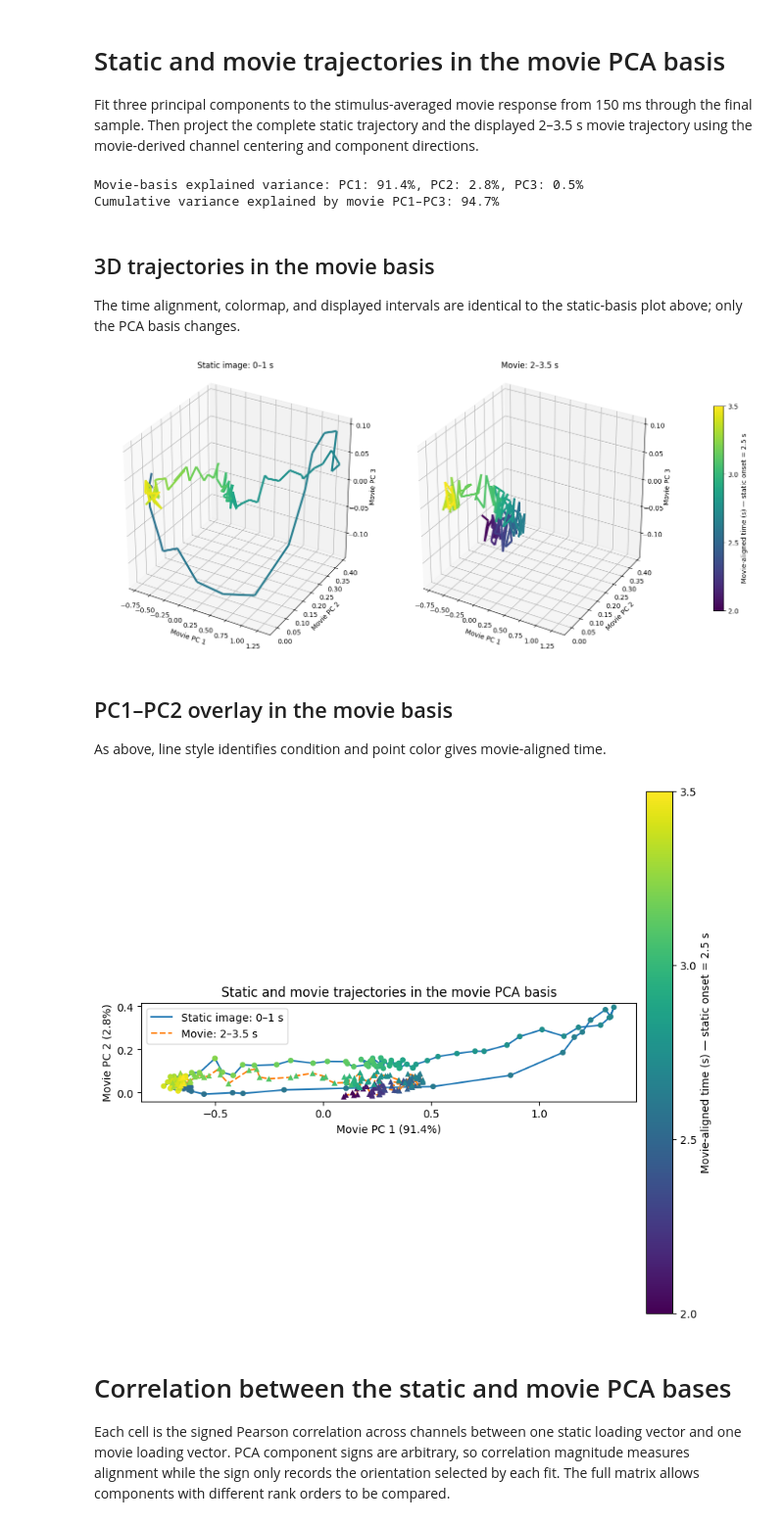
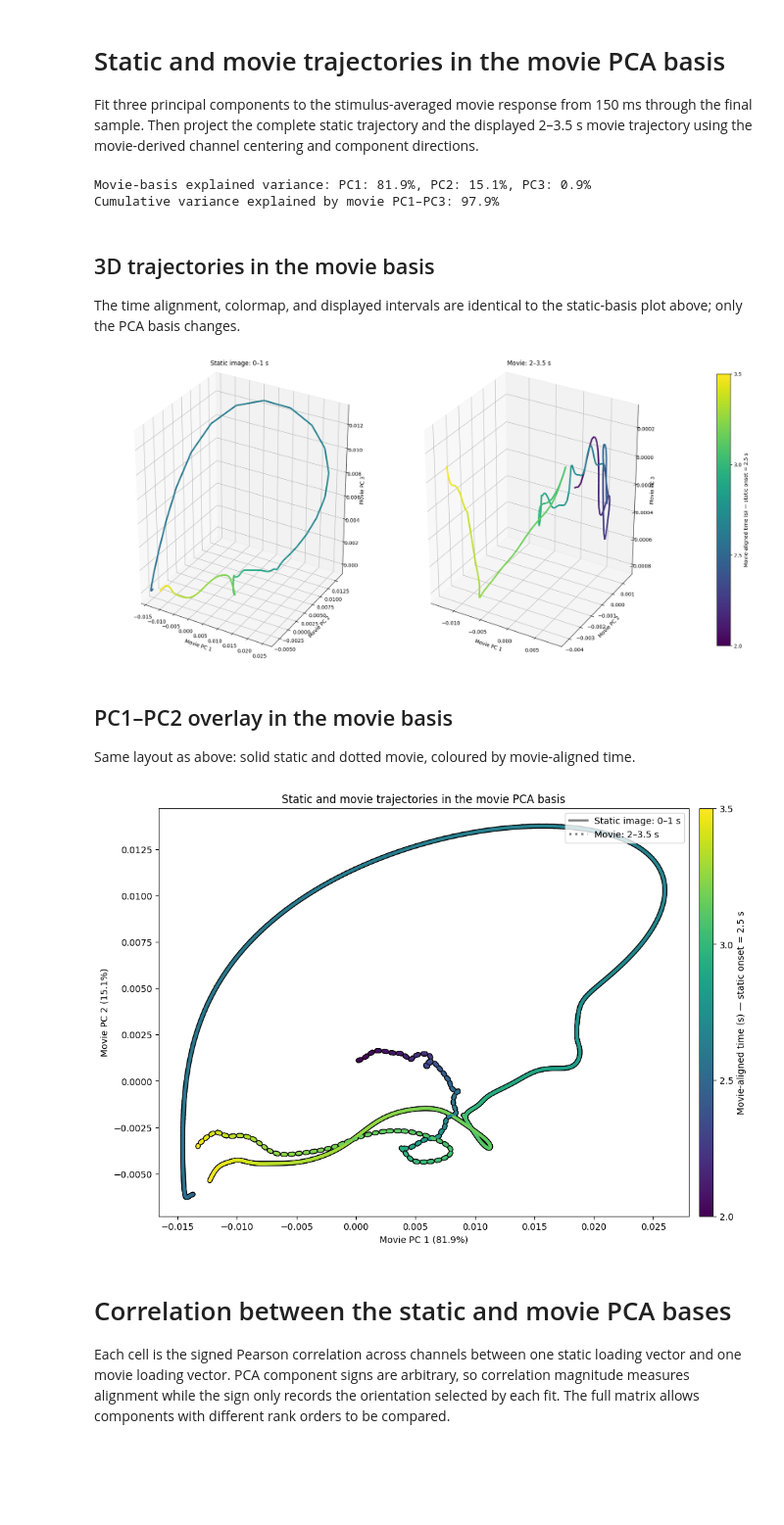
Before and after one commit to TizianoCausin01/static_dynamic, a Jupyter notebook: python_scripts/scripts/static_movie_pca_trajectory.ipynb, the cells around one changed output. Shown at 98% size. Cells and saved outputs as stored; diff of their text form; code cells hidden in the pictures; blank space fills up the shorter version.

```diff
--- a/python_scripts/scripts/static_movie_pca_trajectory.ipynb
+++ b/python_scripts/scripts/static_movie_pca_trajectory.ipynb
@@ -141,8 +185,9 @@ Movie PCA fit: 335 timepoints (0.15 s to end)
 `PCA.transform` applies both the static-derived channel centering and the static-derived component directions to the movie signal.
 # %%
 static_pca = PCA(n_components=3)
-static_scores = static_pca.fit_transform(static_signal)
-movie_scores = static_pca.transform(movie_signal[movie_mask])
+static_scores = smooth_scores(static_pca.fit_transform(static_signal))
+# Smooth the full movie projection before windowing to avoid edge effects at 2 s.
+movie_scores = smooth_scores(static_pca.transform(movie_signal))[movie_mask]
 movie_window_times_s = movie_times_s[movie_mask]
 
 print("Explained variance: " + ", ".join(
@@ -258,8 +308,9 @@ movie_pca = PCA(n_components=3)
 movie_pca.fit(movie_signal[movie_pca_mask])
 
 # Apply the movie-derived centering and axes to both displayed trajectories.
-static_in_movie_scores = movie_pca.transform(static_signal)
-movie_in_movie_scores = movie_pca.transform(movie_signal[movie_mask])
+static_in_movie_scores = smooth_scores(movie_pca.transform(static_signal))
+# Smooth the full movie projection before windowing to avoid edge effects at 2 s.
+movie_in_movie_scores = smooth_scores(movie_pca.transform(movie_signal))[movie_mask]
 
 print("Movie-basis explained variance: " + ", ".join(
     f"PC{index}: {ratio:.1%}"
@@ -270,14 +321,14 @@ print(
     f"{movie_pca.explained_variance_ratio_.sum():.1%}"
 )
 # %% [output]
-Movie-basis explained variance: PC1: 91.4%, PC2: 2.8%, PC3: 0.5%
-Cumulative variance explained by movie PC1–PC3: 94.7%
+Movie-basis explained variance: PC1: 81.9%, PC2: 15.1%, PC3: 0.9%
+Cumulative variance explained by movie PC1–PC3: 97.9%
 # %% [markdown]
 ## 3D trajectories in the movie basis
 
 The time alignment, colormap, and displayed intervals are identical to the static-basis plot above; only the PCA basis changes.
 # %%
-figure = plt.figure(figsize=(14, 6), constrained_layout=True)
+figure = plt.figure(figsize=(18, 10), constrained_layout=True)
 axes = [
     figure.add_subplot(1, 2, 1, projection="3d"),
     figure.add_subplot(1, 2, 2, projection="3d"),
@@ -299,66 +350,33 @@ for axis, scores, color_times_s, title in (
         xlabel="Movie PC 1", ylabel="Movie PC 2",
         zlabel="Movie PC 3", title=title,
     )
-    axis.set_box_aspect((1, 1, 1))
+    # Taller box so the trajectory fills more vertical space.
+    axis.set_box_aspect((1, 1, 1.3))
+
+    # Each panel gets its own limits, fitted to its own trajectory.
+    for dimension, setter in enumerate(("set_xlim", "set_ylim", "set_zlim")):
+        lower = scores[:, dimension].min()
+        upper = scores[:, dimension].max()
+        margin = 0.05 * (upper - lower)
+        getattr(axis, setter)(lower - margin, upper + margin)
+    # end for dimension, setter
 # end for axis, scores
-
-# Identical limits make the two trajectories directly comparable in the shared basis.
-all_movie_basis_scores = np.vstack([static_in_movie_scores, movie_in_movie_scores])
-for dimension, setter in enumerate(("set_xlim", "set_ylim", "set_zlim")):
-    lower = all_movie_basis_scores[:, dimension].min()
-    upper = all_movie_basis_scores[:, dimension].max()
-    margin = 0.05 * (upper - lower)
-    for axis in axes:
-        getattr(axis, setter)(lower - margin, upper + margin)
-    # end for axis
-# end for dimension, setter
 
 colorbar = figure.colorbar(trajectory, ax=axes, shrink=0.75, pad=0.08)
 colorbar.set_label("Movie-aligned time (s) — static onset = 2.5 s")
 colorbar.set_ticks([2.0, 2.5, 3.0, 3.5])
 plt.show()
 # %% [output]
-[figure, old version]
+[figure, new version]
 # %% [markdown]
 ## PC1–PC2 overlay in the movie basis
 
-As above, line style identifies condition and point color gives movie-aligned time.
+Same layout as above: solid static and dotted movie, coloured by movie-aligned time.
 # %%
-figure, axis = plt.subplots(figsize=(8, 7), constrained_layout=True)
-
-axis.plot(
-    static_in_movie_scores[:, 0], static_in_movie_scores[:, 1],
-    color="tab:blue", linewidth=1.5, label="Static image: 0–1 s", zorder=1,
-)
-axis.plot(
-    movie_in_movie_scores[:, 0], movie_in_movie_scores[:, 1],
-    color="tab:orange", linewidth=1.5, linestyle="--",
-    label="Movie: 2–3.5 s", zorder=1,
-)
-axis.scatter(
-    static_in_movie_scores[:, 0], static_in_movie_scores[:, 1],
-    c=static_color_times_s, cmap=cfg.cmap, norm=color_norm,
-    marker="o", s=28, edgecolor="none", zorder=2,
-)
-points = axis.scatter(
-    movie_in_movie_scores[:, 0], movie_in_movie_scores[:, 1],
-    c=movie_window_times_s, cmap=cfg.cmap, norm=color_norm,
-    marker="^", s=30, edgecolor="none", zorder=2,
-)
-
-axis.set(
-    xlabel=f"Movie PC 1 ({movie_pca.explained_variance_ratio_[0]:.1%})",
-    ylabel=f"Movie PC 2 ({movie_pca.explained_variance_ratio_[1]:.1%})",
-    title="Static and movie trajectories in the movie PCA basis",
-)
-axis.set_aspect("equal", adjustable="box")
-axis.legend()
-colorbar = figure.colorbar(points, ax=axis, pad=0.02)
-colorbar.set_label("Movie-aligned time (s) — static onset = 2.5 s")
-colorbar.set_ticks([2.0, 2.5, 3.0, 3.5])
+plot_overlay_2d(static_in_movie_scores, movie_in_movie_scores, movie_pca, "Movie")
 plt.show()
 # %% [output]
-[figure, old version]
+[figure, new version]
 # %% [markdown]
 # Correlation between the static and movie PCA bases
 
```
Also changed, not shown: parts of 10 cells of this notebook.
